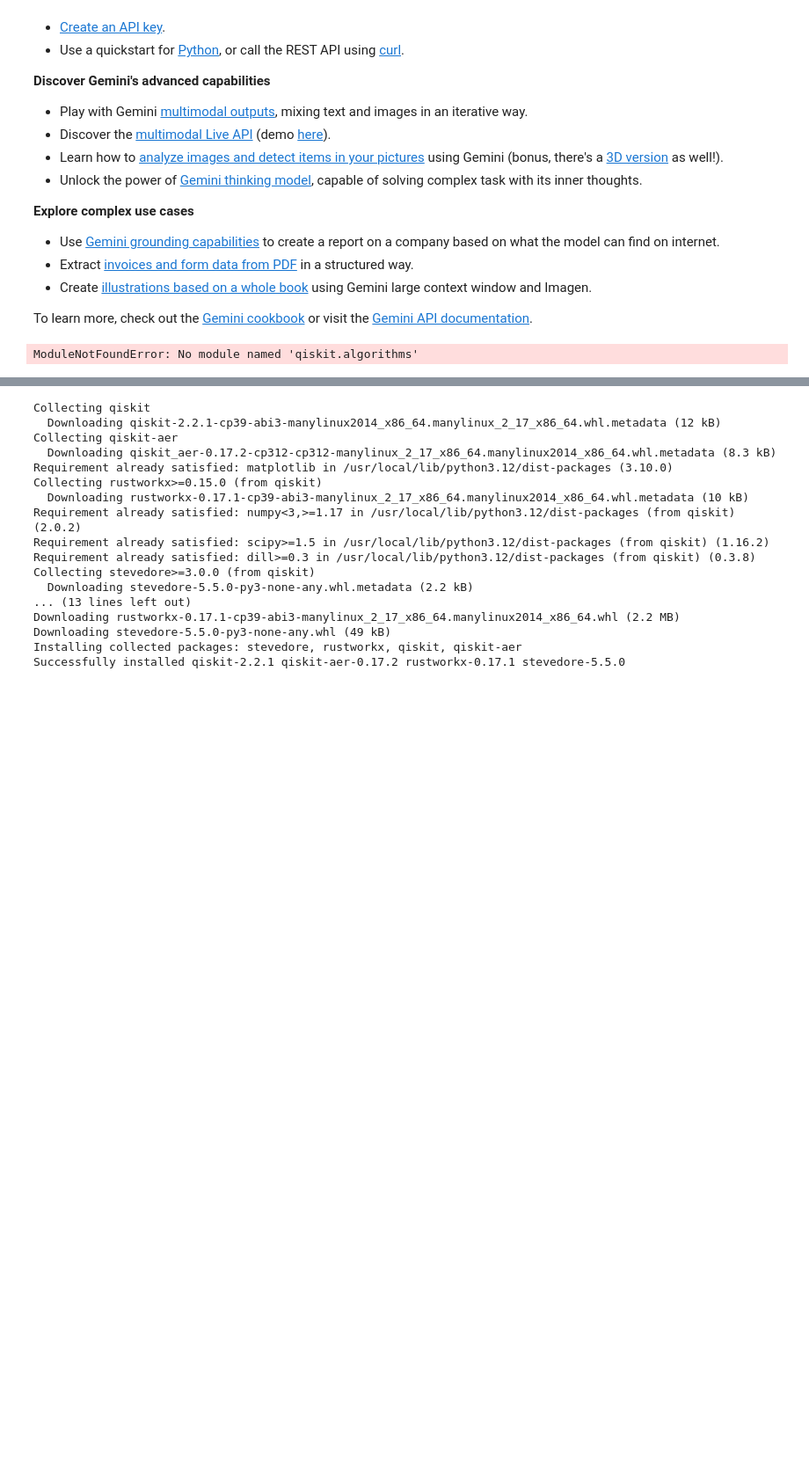
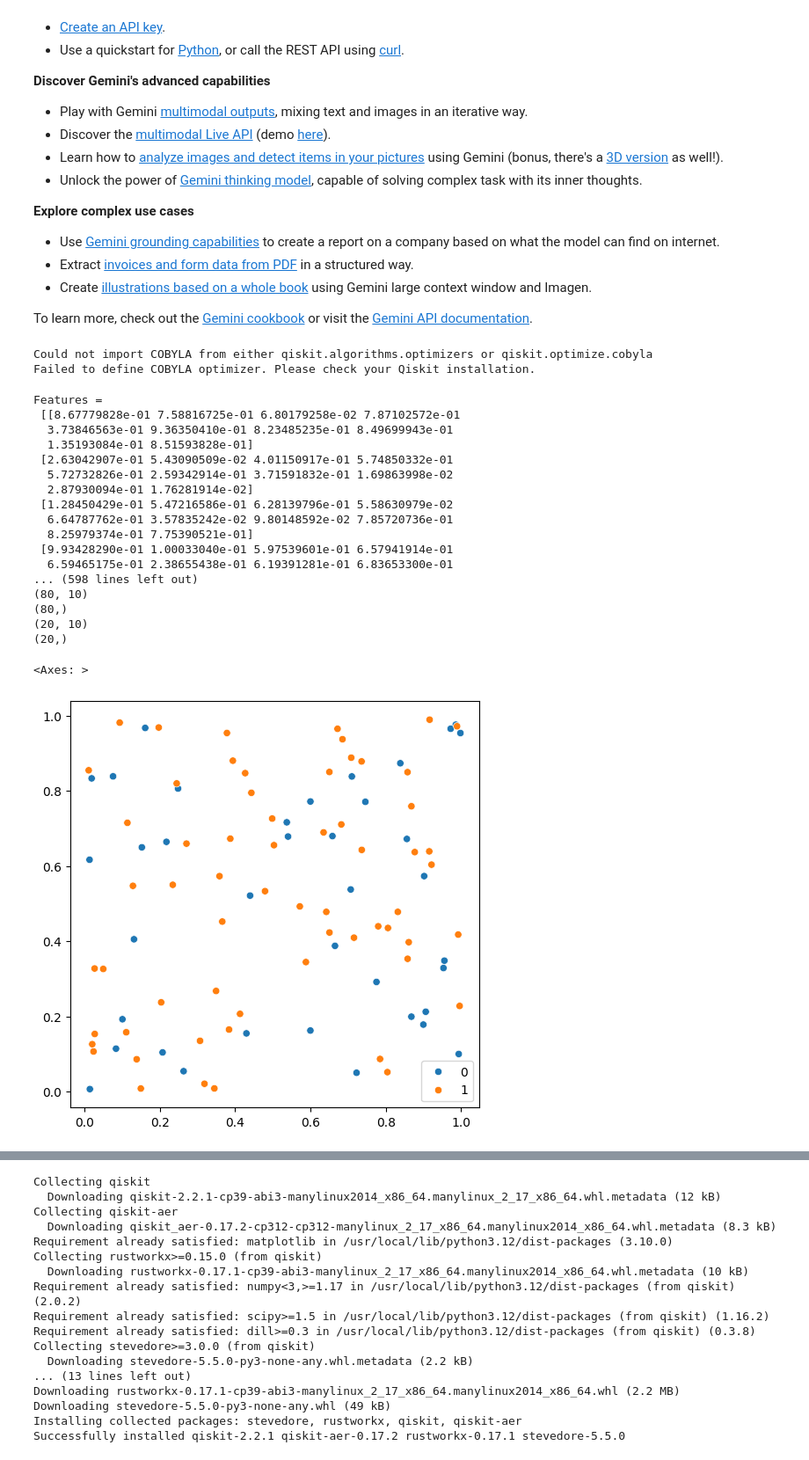
Before and after one commit to erskinekof/erskinekof.github.io, a Jupyter notebook: Copy_of_Welcome_To_Colab.ipynb, the cells around one changed output, grey strips where cells are left out. Shown at 88% size. Cells and saved outputs as stored; diff of their text form; code cells hidden in the pictures; blank space fills up the shorter version.

```diff
--- a/Copy_of_Welcome_To_Colab.ipynb
+++ b/Copy_of_Welcome_To_Colab.ipynb
@@ -34,9 +34,71 @@ The Gemini API gives you access to Gemini models created by Google DeepMind. Gem
 *  Create [illustrations based on a whole book](https://colab.research.google.com/github/google-gemini/cookbook/blob/main/examples/Book_illustration.ipynb) using Gemini large context window and Imagen.
 
 To learn more, check out the [Gemini cookbook](https://github.com/google-gemini/cookbook) or visit the [Gemini API documentation](https://ai.google.dev/docs/).
-# %%
-from qiskit.algorithms.optimizers import COBYLA
-
-optimizer = COBYLA(maxiter=10)
-# %% [output]
-ModuleNotFoundError: No module named 'qiskit.algorithms'
+# %%
+try:
+    from qiskit.algorithms.optimizers import COBYLA
+except ImportError:
+    try:
+        from qiskit.optimize.cobyla import COBYLA
+    except ImportError:
+        print("Could not import COBYLA from either qiskit.algorithms.optimizers or qiskit.optimize.cobyla")
+        # You might need to install a specific package or check Qiskit version documentation
+        # As a fallback, you could potentially use an optimizer from scipy.optimize
+        # from scipy.optimize import minimize as sp_minimize
+        # class COBYLA_Fallback:
+        #     def __init__(self, maxiter=10):
+        #         self.maxiter = maxiter
+        #     def minimize(self, fun, x0, args=(), method='COBYLA', jac=None, hess=None, tol=None, callback=None, options={'maxiter': 10}):
+        #         return sp_minimize(fun, x0, args=args, method=method, jac=jac, hess=hess, tol=tol, callback=callback, options={'maxiter': self.maxiter})
+        # optimizer = COBYLA_Fallback(maxiter=10)
+        optimizer = None # Set optimizer to None if not found
+
+if optimizer is not None:
+    optimizer = COBYLA(maxiter=10)
+    print("COBYLA optimizer defined successfully.")
+else:
+    print("Failed to define COBYLA optimizer. Please check your Qiskit installation.")
+# %% [output]
+Could not import COBYLA from either qiskit.algorithms.optimizers or qiskit.optimize.cobyla
+Failed to define COBYLA optimizer. Please check your Qiskit installation.
+# %%
+from sklearn.decomposition import PCA
+import matplotlib.pyplot as plt
+import seaborn as sns
+
+print("Features =\n", features_dataset)
+print("labels =\n", labels_dataset)
+
+features = PCA(n_components=10).fit_transform(features_dataset)
+
+print("Features =\n", features_dataset)
+print("labels =\n", labels_dataset)
+
+print(train_features.shape)
+print(train_labels.shape)
+
+print(test_features.shape)
+print(test_labels.shape)
+
+plt.rcParams["figure.figsize"] = (6, 6)
+sns.scatterplot(x=features_dataset[:, 0], y=features_dataset[:, 1], hue=labels_dataset, palette="tab10")
+# %% [output]
+Features =
+ [[8.67779828e-01 7.58816725e-01 6.80179258e-02 7.87102572e-01
+  3.73846563e-01 9.36350410e-01 8.23485235e-01 8.49699943e-01
+  1.35193084e-01 8.51593828e-01]
+ [2.63042907e-01 5.43090509e-02 4.01150917e-01 5.74850332e-01
+  5.72732826e-01 2.59342914e-01 3.71591832e-01 1.69863998e-02
+  2.87930094e-01 1.76281914e-02]
+ [1.28450429e-01 5.47216586e-01 6.28139796e-01 5.58630979e-02
+  6.64787762e-01 3.57835242e-02 9.80148592e-02 7.85720736e-01
+  8.25979374e-01 7.75390521e-01]
+ [9.93428290e-01 1.00033040e-01 5.97539601e-01 6.57941914e-01
+  6.59465175e-01 2.38655438e-01 6.19391281e-01 6.83653300e-01
+... (598 lines left out)
+(80, 10)
+(80,)
+(20, 10)
+(20,)
+<Axes: >
+[figure, added]
```
Also changed, not shown: parts of 7 cells of this notebook.
